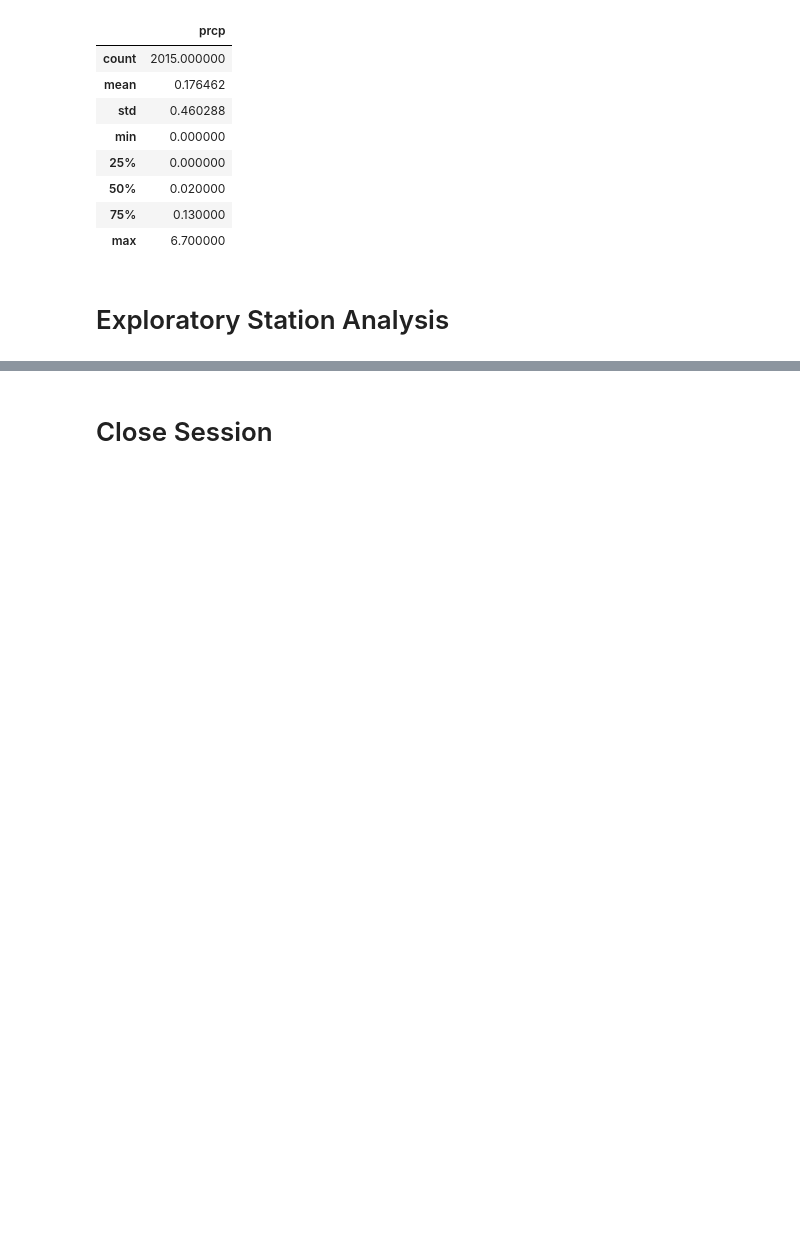
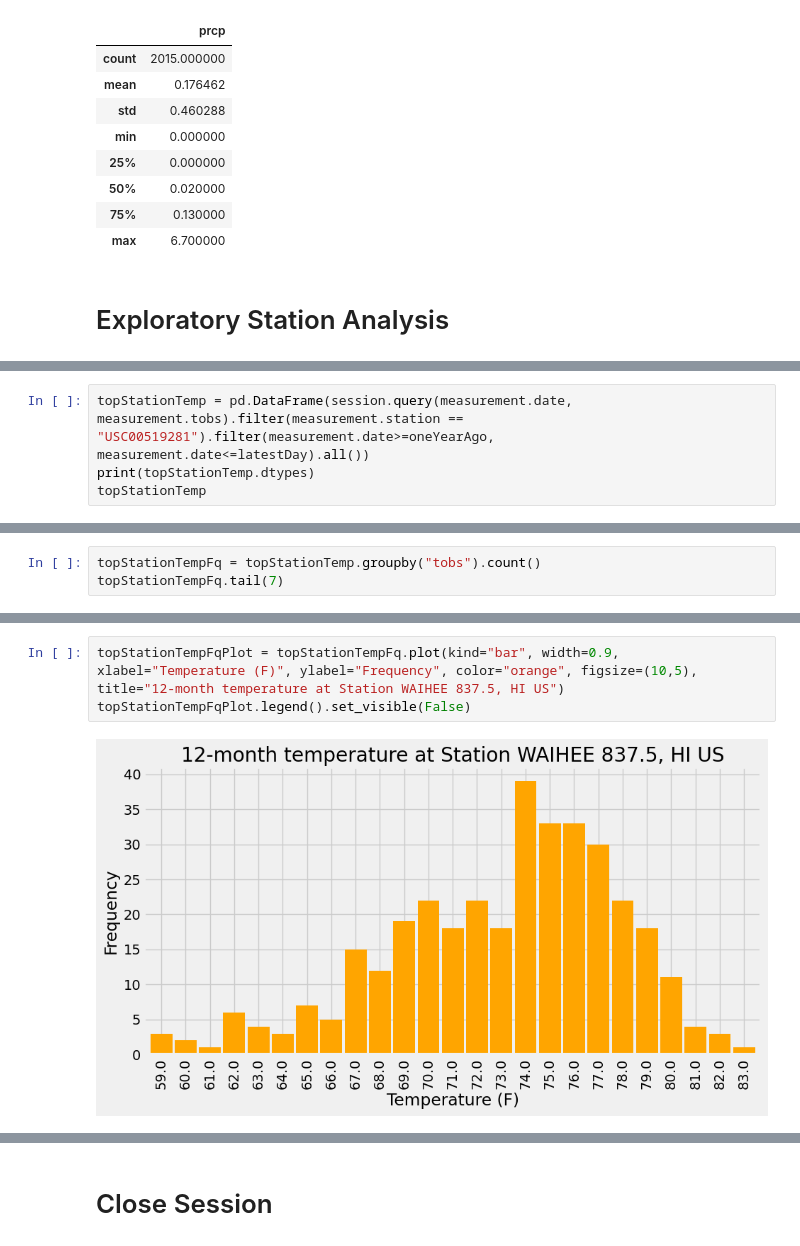
Before and after one commit to kendraliu/SQL-Alchemy-challenge, a Jupyter notebook: SurfsUp/climate.ipynb, the cells around one changed output, grey strips where cells are left out. Saved outputs shown, nothing was run; the diff lists cells and outputs as text; blank space fills up the shorter version.

Commit message:
12 month temp

```diff
--- a/SurfsUp/climate.ipynb
+++ b/SurfsUp/climate.ipynb
@@ -194,0 +262,4 @@ Text(0.5, 4.183333333333314, 'Temperature')
+# %%
+topStationTemp = pd.DataFrame(session.query(measurement.date, measurement.tobs).filter(measurement.station == "USC00519281").filter(measurement.date>=oneYearAgo, measurement.date<=latestDay).all())
+print(topStationTemp.dtypes)
+topStationTemp
@@ -194,0 +283,3 @@ Text(0.5, 4.183333333333314, 'Temperature')
+# %%
+topStationTempFq = topStationTemp.groupby("tobs").count()
+topStationTempFq.tail(7)
@@ -194,0 +296,5 @@ Text(0.5, 4.183333333333314, 'Temperature')
+# %%
+topStationTempFqPlot = topStationTempFq.plot(kind="bar", width=0.9, xlabel="Temperature (F)", ylabel="Frequency", color="orange", figsize=(10,5), title="12-month temperature at Station WAIHEE 837.5, HI US")
+topStationTempFqPlot.legend().set_visible(False)
+# %% [output]
+[figure, added]
```
Also changed, not shown: parts of 13 cells of this notebook.
